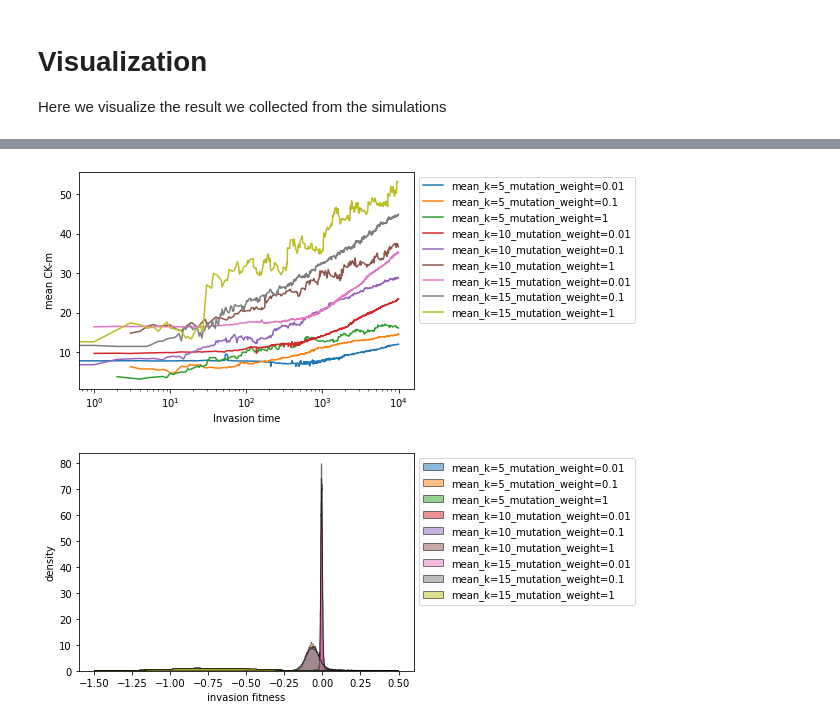
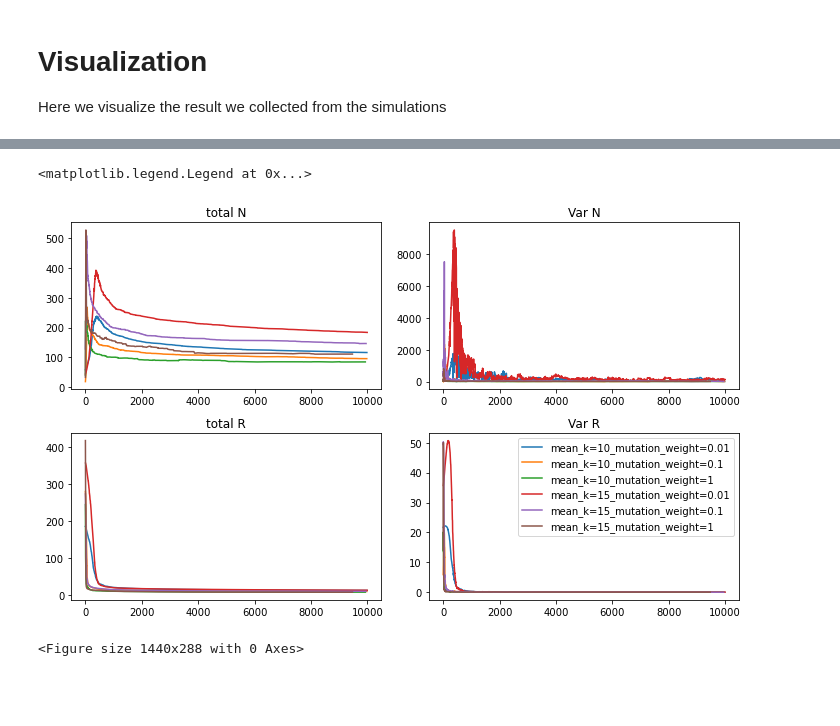
Before and after one commit to fengzhijie88/eco-evolution-simulator, a Jupyter notebook: eco-evolutionary dynamics simulation.ipynb, the cells around one changed output, grey strips where cells are left out. Saved outputs shown, nothing was run; the diff lists cells and outputs as text; code cells hidden in the pictures; blank space fills up the shorter version.

```diff
--- a/eco-evolutionary dynamics simulation.ipynb
+++ b/eco-evolutionary dynamics simulation.ipynb
@@ -86,7 +86,7 @@ class TrajectorySimulator:
         if self.resource_invade:
             self.results['List_invasionR'].append(invasionR) #invader's consumer perference
             self.results['List_invasionk'].append(invasionk) #invader's death rate
-        self.results['testC'].append(self.C) # for testing the reconstruct function in SimulationAnalyzer
+        #self.results['testC'].append(self.C) # for testing the reconstruct function in SimulationAnalyzer
 
     def all_invasion_record_results(self,invasion_fitness):
         # Record the result for both any invasions
@@ -115,7 +115,6 @@ class TrajectorySimulator:
         elif self.resource_dynamics == 'linear':
             constraints = [self.C @ R_opt <= self.m, R_opt >= 0]
             prob = cvx.Problem(cvx.Minimize(cvx.sum(cvx.kl_div(self.k + 1e-9, R_opt + 1e-9))), constraints)
-
             prob_output = prob.solve(solver=cvx.ECOS, abstol=1e-7, reltol=1e-7, warm_start=True, verbose=False, max_iters=100000)
         return  prob.constraints[0].dual_value, R_opt.value
 
@@ -199,8 +198,8 @@ if __name__ == '__main__':
         #'sigma_k': 0.1, #standard deviation of k
         'mean_m': 1, #mean value of m
         'sigma_m': 0.1, #standard deviation of k
-        'total_invasion': 10000, #total number of invasion steps
-        'resource_dynamics': 'linear', #type of resource dynamics in the model, it can be 'MCRR' or 'linear'
+        'total_invasion': 100000, #total number of invasion steps
+        'resource_dynamics': 'MCRM', #type of resource dynamics in the model, it can be 'MCRR' or 'linear'
         'resource_extinct': False, # whether we remove resource permenantly if it extinct in one invasion step
         'resource_invade': False, # whether we simultaneously let a random resource invade
         'mutation_weight': 0.01, # correlation of invader to “parents”: 1 being random invasion, ->0 being slight mutation
@@ -427,10 +491,0 @@ if __name__ == '__main__':
-# %%
-x_data = 'successful_index'
-y_data = 'List_meanfitness'
-x_label = 'Invasion time'
-y_label = 'mean CK-m'
-
-# Plot the 2D results with legends for parameter values
-plot_2d_results(results_dict, x_data, y_data, x_label, y_label,xscale='log')
-# %% [output]
-[figure, removed]
@@ -449,5 +492,24 @@ def plot_histogram_results(results_dict, data, x_label, y_label, kwargs):
-# %%
-kwargs = dict(histtype='stepfilled', alpha=0.5, density=True, bins='auto', ec="k",range=[-1.5,0.5])
-plot_histogram_results(results_dict,"List_invasion_fitness", "invasion fitness","density", kwargs)
-# %% [output]
-[figure, removed]
+# %%
+fig, axs = plt.subplots(2, 2,figsize=(10, 6))
+plt.figure().set_figwidth(20)
+
+axs[0, 0].set_title('total N')
+axs[0, 1].set_title('Var N')
+axs[1, 0].set_title('total R')
+axs[1, 1].set_title('Var R')
+
+for param_key, result in results_dict.items():
+        analyzer = SimulationAnalyzer(result)
+        x_values = result['successful_index']
+        _, variance_N, totalN = analyzer.get_mean_variance_total_N()
+        _, variance_R, totalR = analyzer.get_mean_variance_total_R()
+        axs[0,0].plot(x_values,totalN, label=param_key)
+        axs[0,1].plot(x_values,variance_N, label=param_key)
+        axs[1,0].plot(x_values,totalR, label=param_key)
+        axs[1,1].plot(x_values,variance_R, label=param_key)
+fig.tight_layout()
+axs[1,1].legend(bbox_to_anchor=(1, 1))
+# %% [output]
+<matplotlib.legend.Legend at 0x...>
+[figure, added]
+<Figure size 1440x288 with 0 Axes>
```
Also changed, not shown: parts of 10 cells of this notebook.
